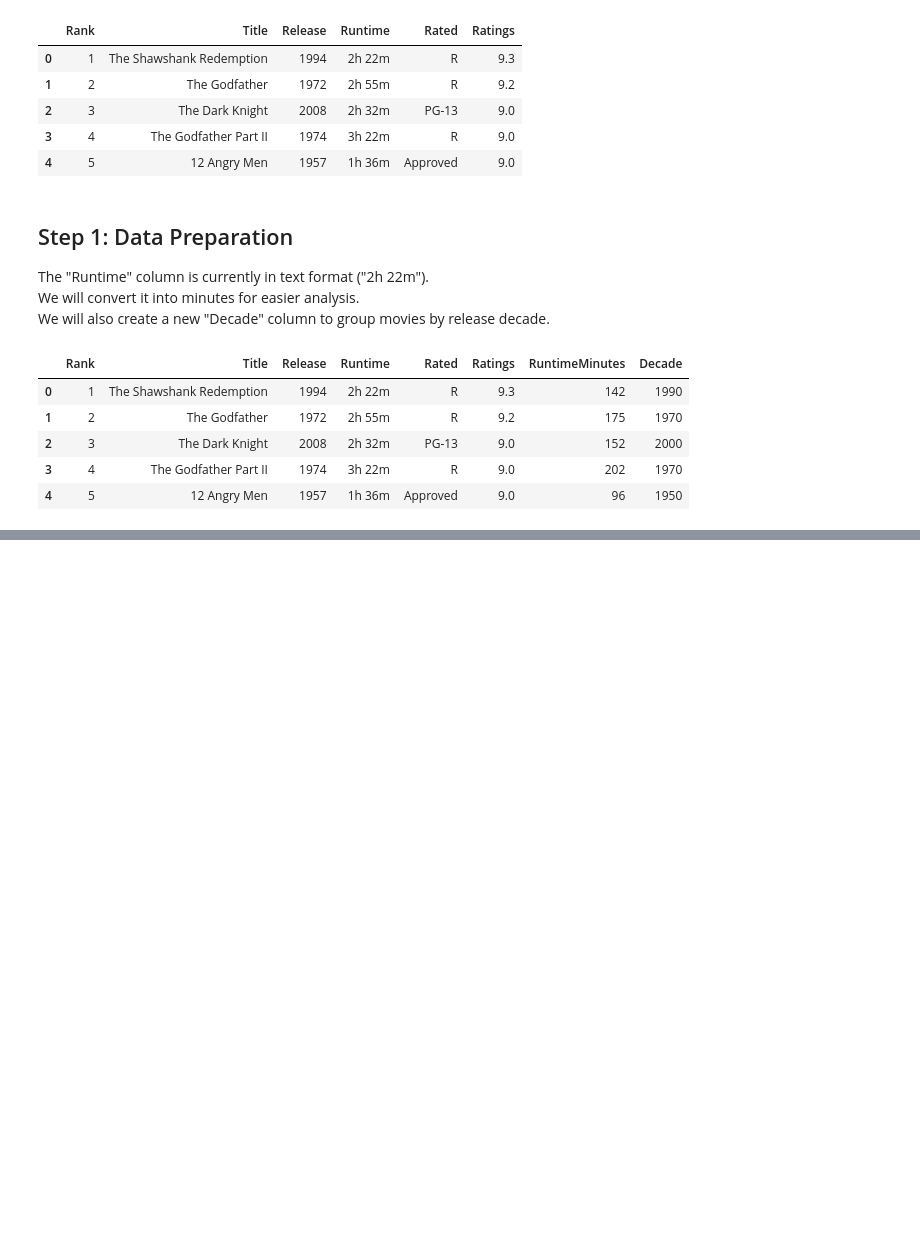
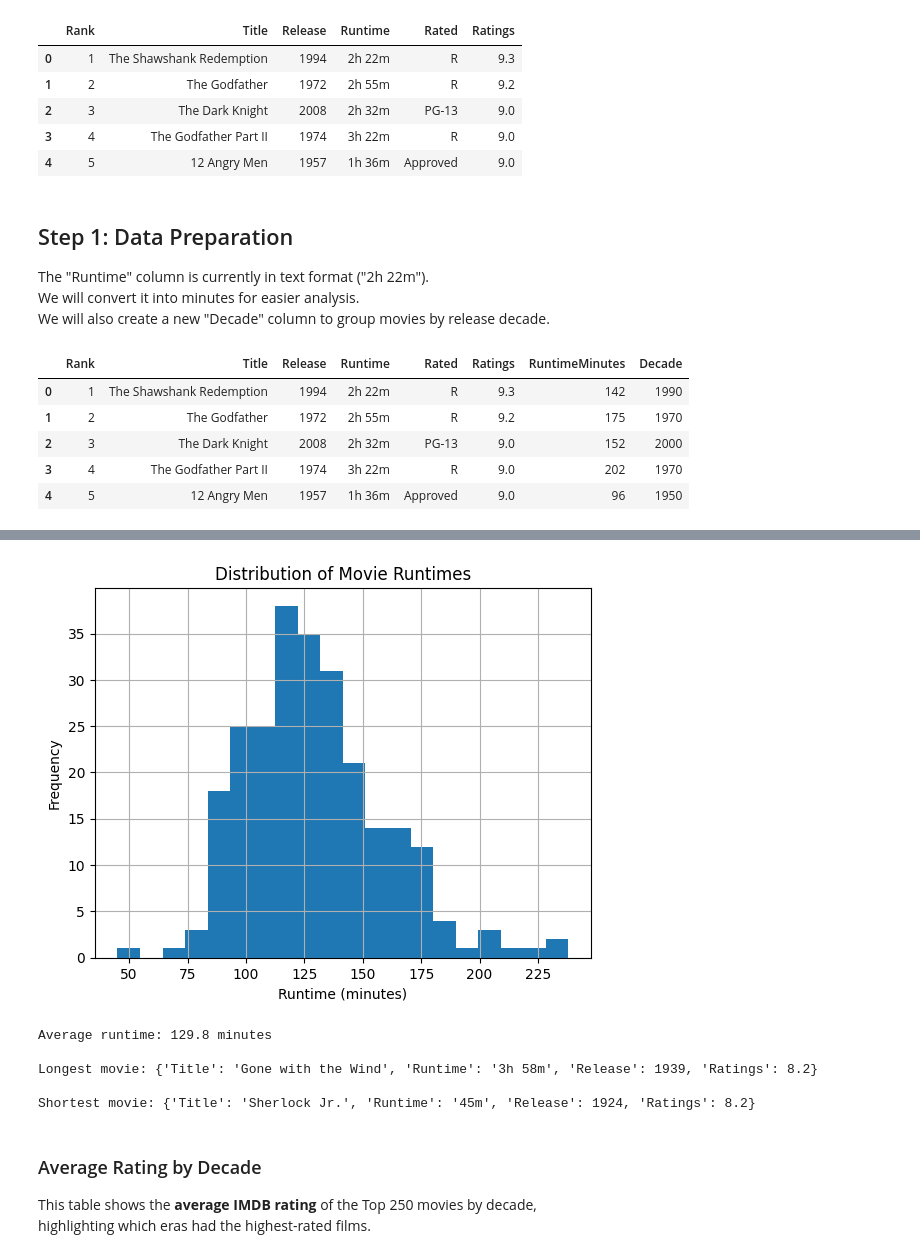
Before and after one commit to hisham-cs/Jupyter, a Jupyter notebook: imdb-analysis.ipynb, the cells around one changed output, grey strips where cells are left out. Saved outputs shown, nothing was run; the diff lists cells and outputs as text; code cells hidden in the pictures; blank space fills up the shorter version.

```diff
--- a/imdb-analysis.ipynb
+++ b/imdb-analysis.ipynb
@@ -66,0 +116,25 @@ imdb.head()
+# %%
+imdb['RuntimeMinutes'].hist(bins=20)
+
+plt.title("Distribution of Movie Runtimes")
+plt.xlabel("Runtime (minutes)")
+plt.ylabel("Frequency")
+plt.show()
+# %% [output]
+[figure, added]
+# %%
+print("Average runtime:", imdb['RuntimeMinutes'].mean().round(2) , "minutes\n")
+
+print("Longest movie:", imdb.loc[imdb["RuntimeMinutes"].idxmax(), ["Title","Runtime" ,'Release','Ratings']].to_dict() ,'\n')
+
+print("Shortest movie:", imdb.loc[imdb["RuntimeMinutes"].idxmin(), ["Title","Runtime" ,'Release','Ratings']].to_dict(),'\n')
+# %% [output]
+Average runtime: 129.8 minutes
+
+Longest movie: {'Title': 'Gone with the Wind', 'Runtime': '3h 58m', 'Release': 1939, 'Ratings': 8.2}
+
+Shortest movie: {'Title': 'Sherlock Jr.', 'Runtime': '45m', 'Release': 1924, 'Ratings': 8.2}
+# %% [markdown]
+### Average Rating by Decade
+This table shows the **average IMDB rating** of the Top 250 movies by decade,
+highlighting which eras had the highest-rated films.
```
Also changed, not shown: parts of 11 cells of this notebook.
